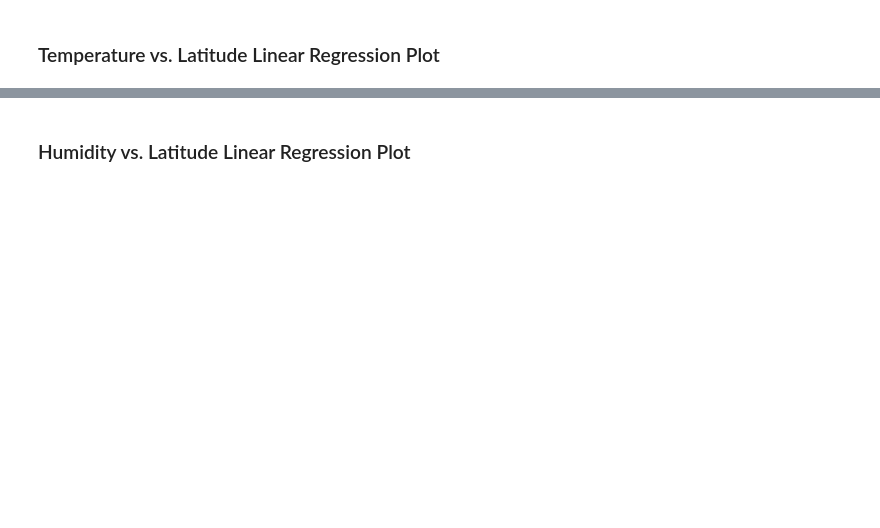
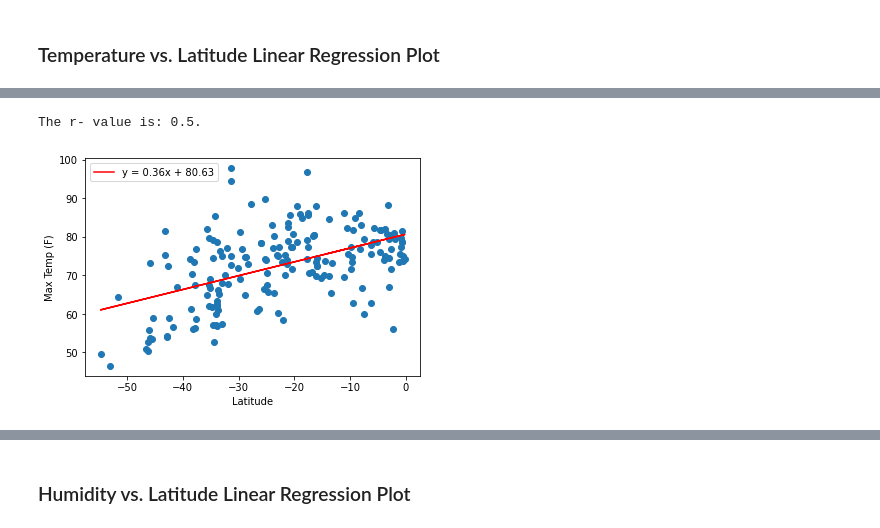
Before and after one commit to nouyang0620/python-api-challenge, a Jupyter notebook: WeatherPy/WeatherPy.ipynb, the cells around one changed output, grey strips where cells are left out. Cells and saved outputs as stored; diff of their text form; code cells hidden in the pictures; blank space fills up the shorter version.

```diff
--- a/WeatherPy/WeatherPy.ipynb
+++ b/WeatherPy/WeatherPy.ipynb
@@ -319,0 +339,13 @@ The r-value is: 0.4121057168607245
+# %%
+# Linear regression on Southern Hemisphere
+line_eq = regressionplot(x = southern_hemi_df['Lat'], y = southern_hemi_df['Max Temp'])
+
+# Add labels
+plt.xlabel('Latitude')
+plt.ylabel('Max Temp (F)')
+
+# Display
+plt.show()
+# %% [output]
+The r- value is: 0.5.
+[figure, added]
```
Also changed, not shown: parts of 37 cells of this notebook, 5 other files.
